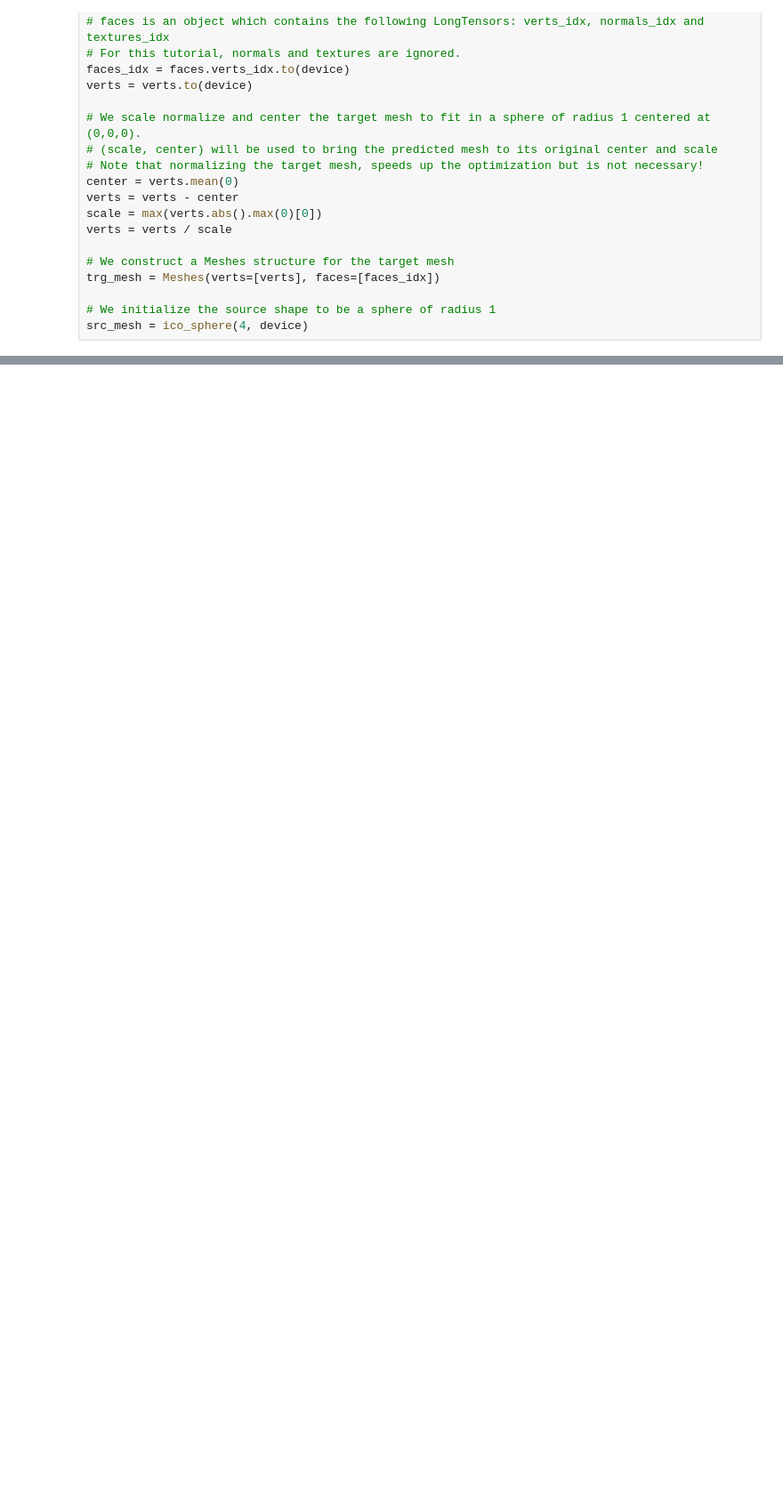
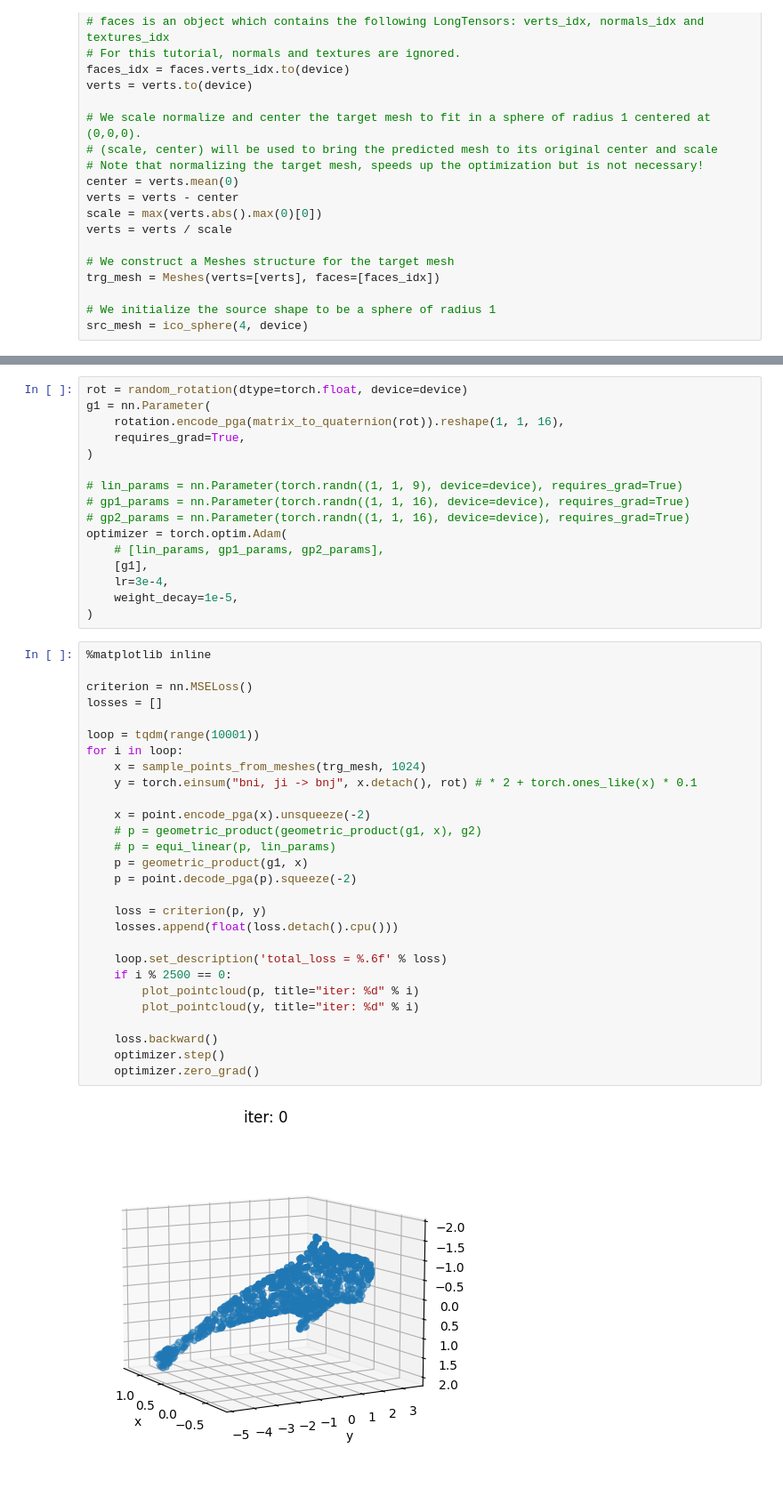
Before and after one commit to Guest400123064/meshae, a Jupyter notebook: notebooks/0-eda.ipynb, the cells around one changed output, grey strips where cells are left out. Shown: that part at 89% size. Drawn from its saved outputs; the diff is of its cells as text; blank space fills up the shorter version.

```diff
--- a/notebooks/0-eda.ipynb
+++ b/notebooks/0-eda.ipynb
@@ -146,0 +53,46 @@ for i in loop:
+# %%
+rot = random_rotation(dtype=torch.float, device=device)
+g1 = nn.Parameter(
+    rotation.encode_pga(matrix_to_quaternion(rot)).reshape(1, 1, 16),
+    requires_grad=True,
+)
+
+# lin_params = nn.Parameter(torch.randn((1, 1, 9), device=device), requires_grad=True)
+# gp1_params = nn.Parameter(torch.randn((1, 1, 16), device=device), requires_grad=True)
+# gp2_params = nn.Parameter(torch.randn((1, 1, 16), device=device), requires_grad=True)
+optimizer = torch.optim.Adam(
+    # [lin_params, gp1_params, gp2_params],
+    [g1],
+    lr=3e-4,
+    weight_decay=1e-5,
+)
+# %%
+%matplotlib inline
+
+criterion = nn.MSELoss()
+losses = []
+
+loop = tqdm(range(10001))
+for i in loop:
+    x = sample_points_from_meshes(trg_mesh, 1024)
+    y = torch.einsum("bni, ji -> bnj", x.detach(), rot) # * 2 + torch.ones_like(x) * 0.1
+
+    x = point.encode_pga(x).unsqueeze(-2)
+    # p = geometric_product(geometric_product(g1, x), g2)
+    # p = equi_linear(p, lin_params)
+    p = geometric_product(g1, x)
+    p = point.decode_pga(p).squeeze(-2)
+
+    loss = criterion(p, y)
+    losses.append(float(loss.detach().cpu()))
+
+    loop.set_description('total_loss = %.6f' % loss)
+    if i % 2500 == 0:
+        plot_pointcloud(p, title="iter: %d" % i)
+        plot_pointcloud(y, title="iter: %d" % i)
+
+    loss.backward()
+    optimizer.step()
+    optimizer.zero_grad()
+# %% [output]
+[figure, added]
```
Also changed, not shown: parts of 7 cells of this notebook.
